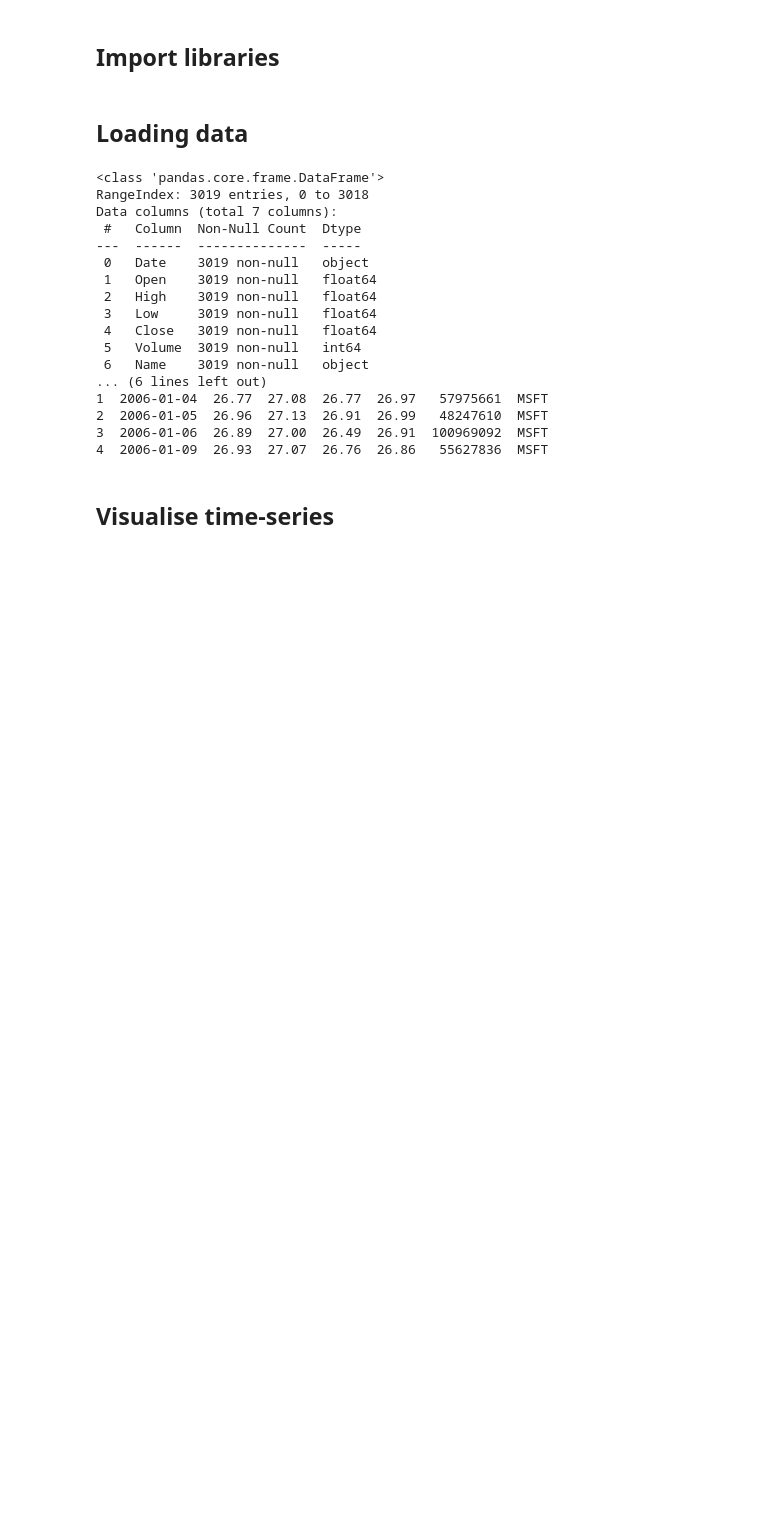
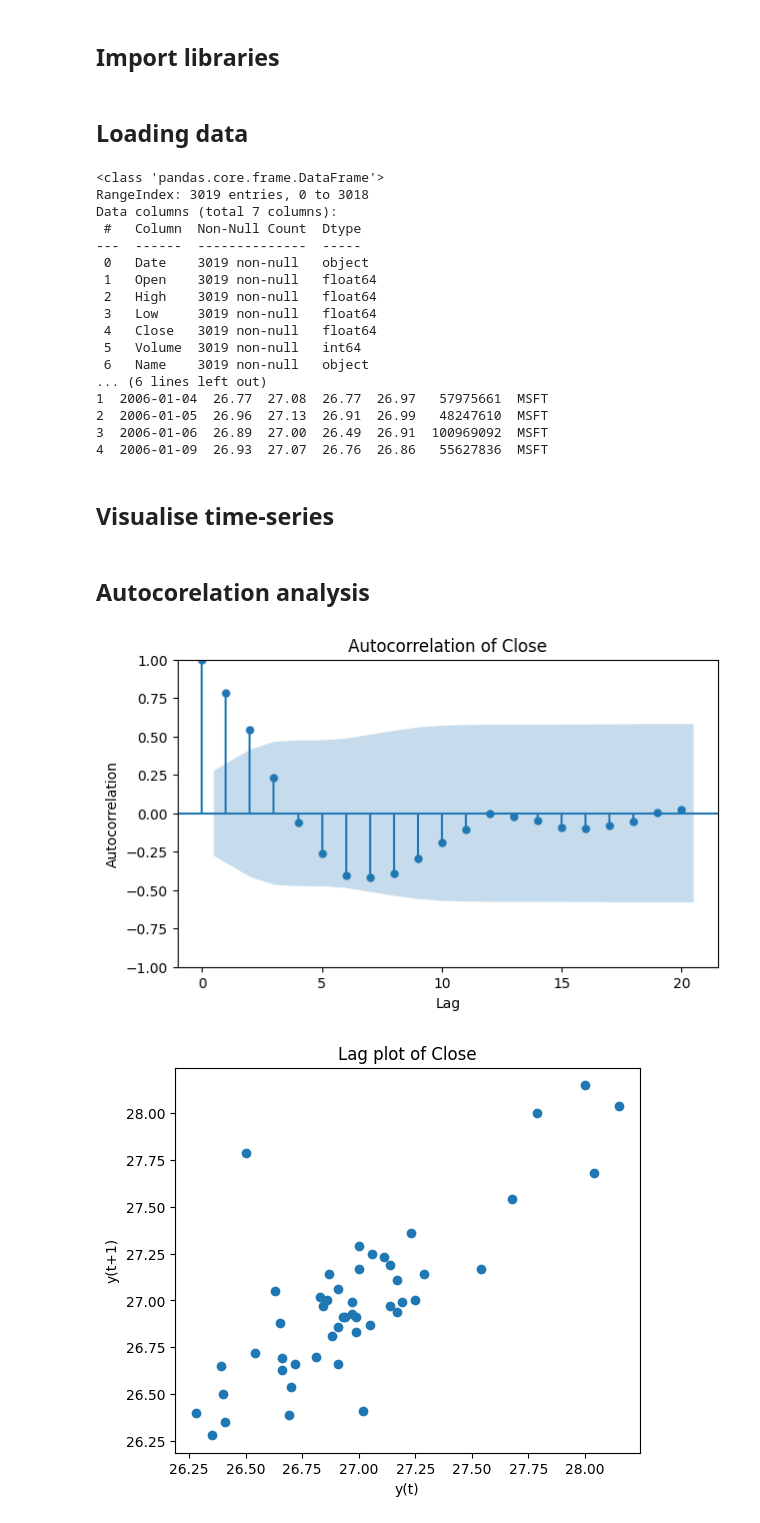
Before and after one commit to drvojtex/ADAMLstockA4msft, a Jupyter notebook: main1.ipynb, the cells around one changed output. Saved outputs shown, nothing was run; the diff lists cells and outputs as text; code cells hidden in the pictures; blank space fills up the shorter version.

Commit message:
autocorrelation added

```diff
--- a/main1.ipynb
+++ b/main1.ipynb
@@ -51,3 +52,19 @@ for i in range(0, len(raw_df), w):
 compressed_df = pd.DataFrame(rows).reset_index(drop=True)
 
 StockVisualizer(title="Global view").visualize(compressed_df)
+# %% [markdown]
+## Autocorelation analysis
+# %%
+autocorr = StockAutocorrelation()
+# [0 - 50]
+autocorr.prepare_data(df=raw_df, data_name="Close", idx_start=0, idx_end=50)
+
+autocorr.plot_autocorelation(lags=20)
+# The blue shaded area represents the boundary of 95% “statistical insignificance". Meaning, the bars inside this area are probably only random noise.
+
+autocorr.plot_lag()
+# [Close, (0-50)], The graph shows positive correlation between consecutive observations (day vs day+1).
+# The data points follow inreacing line. This means close price is consistent and isn't dominated by random noise in first 50 days.
+# %% [output]
+[figure, added]
+[figure, added]
```
Also changed, not shown: parts of 2 cells of this notebook, 2 other files.
